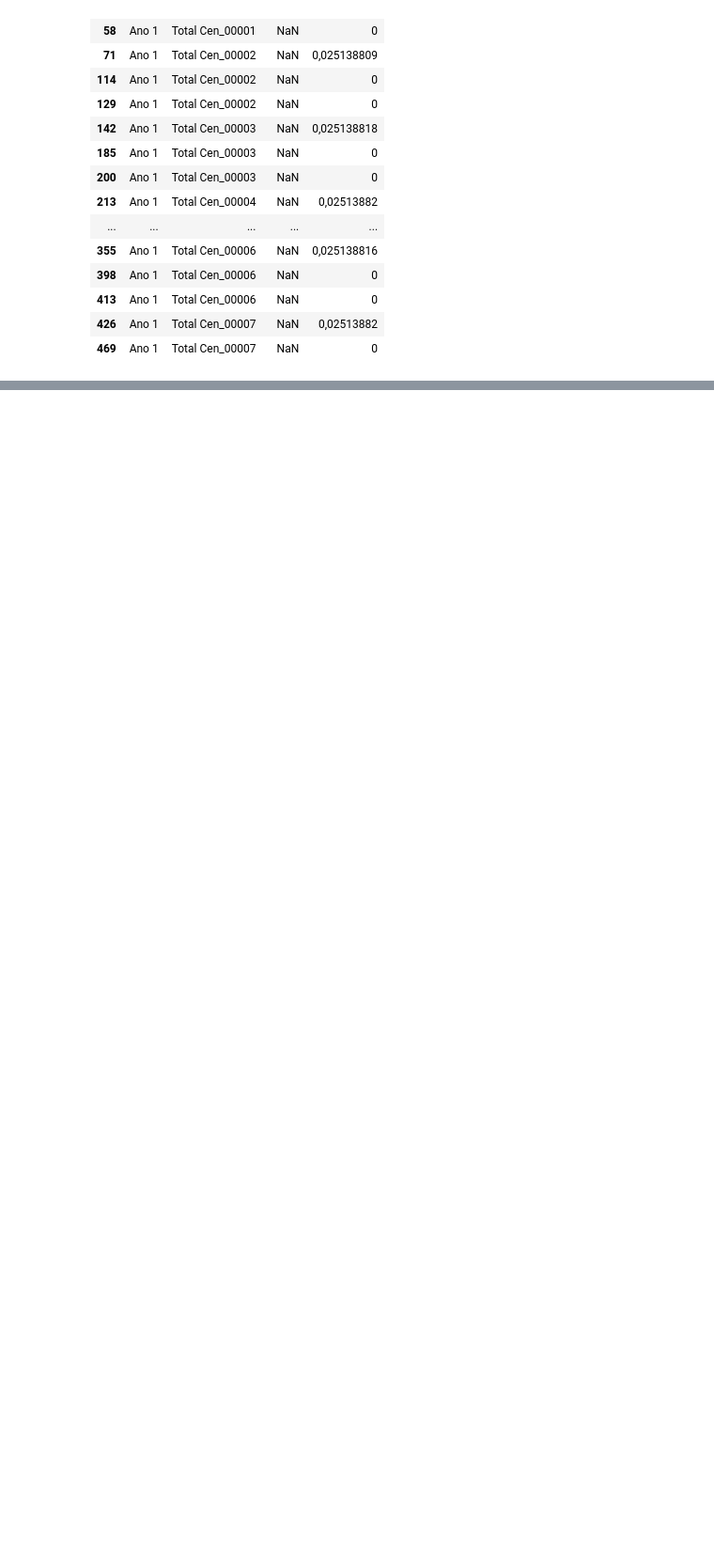
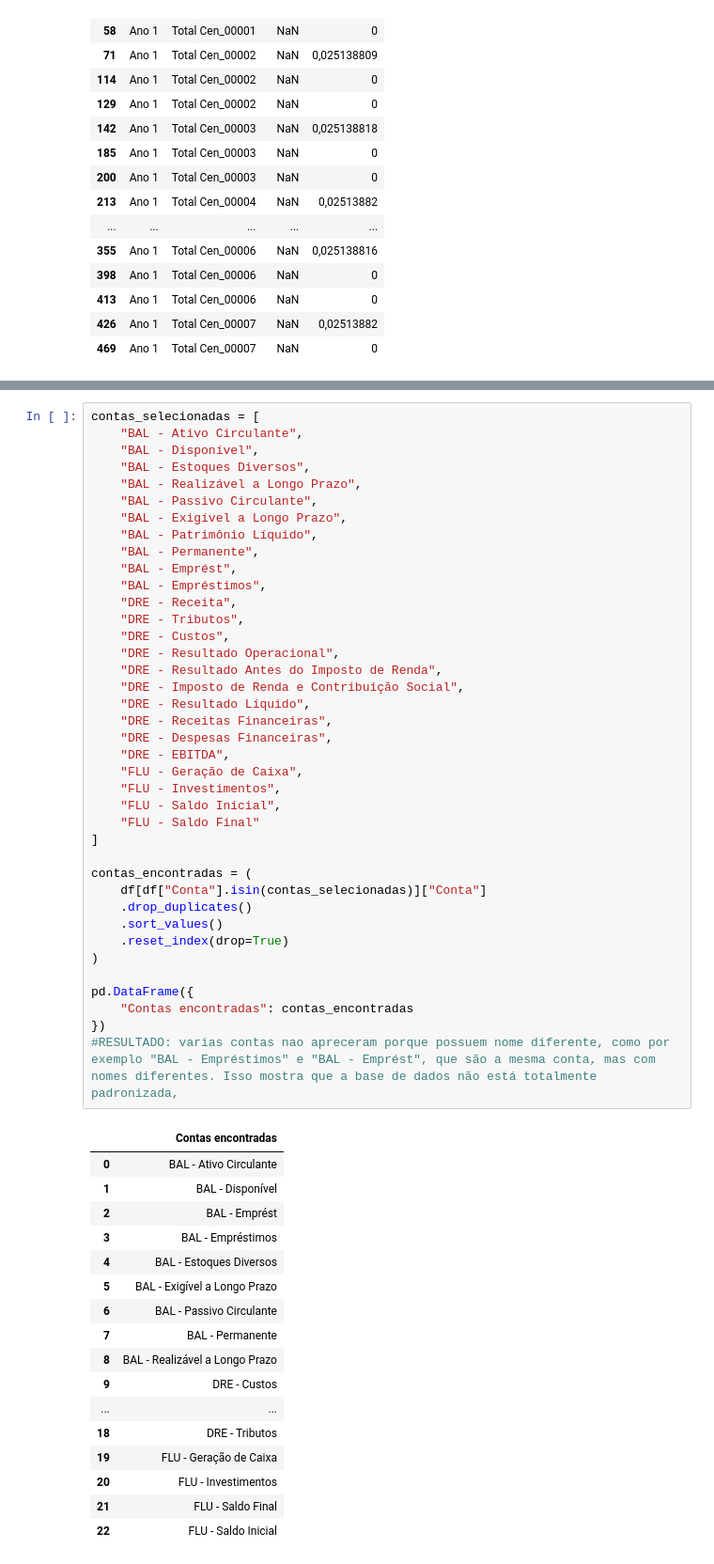
Before and after one commit to 2026-2-NCC4/Projeto1, a Jupyter notebook: notebooks/01_exploracao.ipynb, the cells around one changed output, grey strips where cells are left out. Shown at 94% size. Drawn from its saved outputs; the diff is of its cells as text; blank space fills up the shorter version.

Commit message:
etapa de limpeza de dados notebook de exploração

```diff
--- a/notebooks/01_exploracao.ipynb
+++ b/notebooks/01_exploracao.ipynb
@@ -468,0 +476,57 @@ df[
+# %%
+contas_selecionadas = [
+    "BAL - Ativo Circulante",
+    "BAL - Disponível",
+    "BAL - Estoques Diversos",
+    "BAL - Realizável a Longo Prazo",
+    "BAL - Passivo Circulante",
+    "BAL - Exigível a Longo Prazo",
+    "BAL - Patrimônio Líquido",
+    "BAL - Permanente",
+    "BAL - Emprést",
+    "BAL - Empréstimos",
+    "DRE - Receita",
+    "DRE - Tributos",
+    "DRE - Custos",
+    "DRE - Resultado Operacional",
+    "DRE - Resultado Antes do Imposto de Renda",
+    "DRE - Imposto de Renda e Contribuição Social",
+    "DRE - Resultado Líquido",
+    "DRE - Receitas Financeiras",
+    "DRE - Despesas Financeiras",
+    "DRE - EBITDA",
+    "FLU - Geração de Caixa",
+    "FLU - Investimentos",
+    "FLU - Saldo Inicial",
+    "FLU - Saldo Final"
+]
+
+contas_encontradas = (
+    df[df["Conta"].isin(contas_selecionadas)]["Conta"]
+    .drop_duplicates()
+    .sort_values()
+    .reset_index(drop=True)
+)
+
+pd.DataFrame({
+    "Contas encontradas": contas_encontradas
+})
+#RESULTADO: varias contas nao apreceram porque possuem nome diferente, como por exemplo "BAL - Empréstimos" e "BAL - Emprést", que são a mesma conta, mas com nomes diferentes. Isso mostra que a base de dados não está totalmente padronizada,
+# %% [output]
+|  | Contas encontradas |
+| 0 | BAL - Ativo Circulante |
+| 1 | BAL - Disponível |
+| 2 | BAL - Emprést |
+| 3 | BAL - Empréstimos |
+| 4 | BAL - Estoques Diversos |
+| 5 | BAL - Exigível a Longo Prazo |
+| 6 | BAL - Passivo Circulante |
+| 7 | BAL - Permanente |
+| 8 | BAL - Realizável a Longo Prazo |
+| 9 | DRE - Custos |
+| ... | ... |
+| 18 | DRE - Tributos |
+| 19 | FLU - Geração de Caixa |
+| 20 | FLU - Investimentos |
+| 21 | FLU - Saldo Final |
+| 22 | FLU - Saldo Inicial |
```
Also changed, not shown: parts of 52 cells of this notebook.
